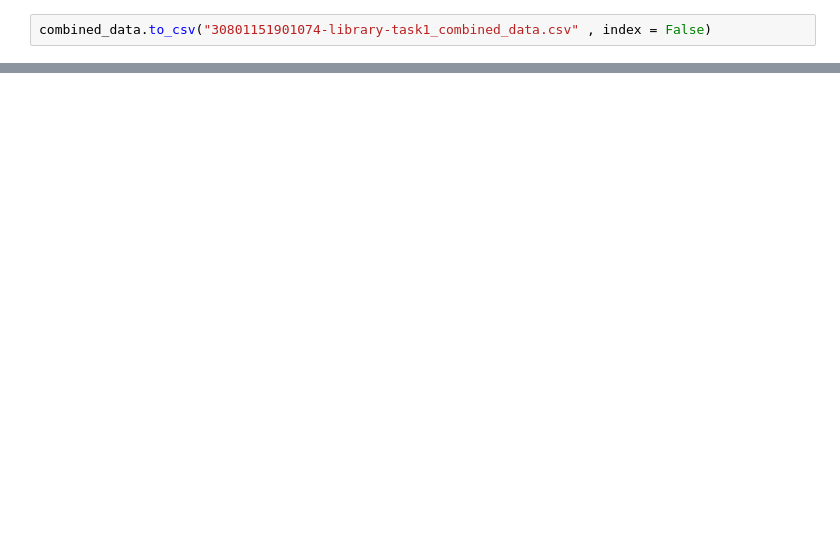
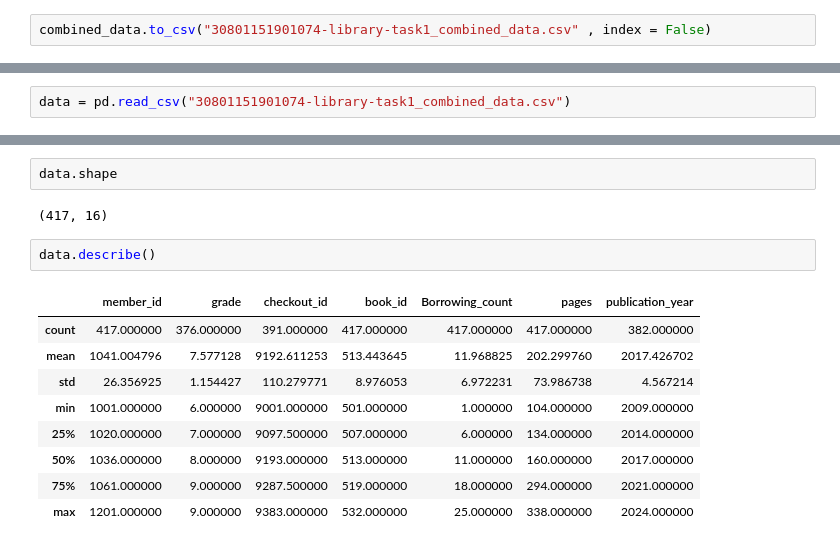
Before and after one commit to MustafaSameh/SecondP, a Jupyter notebook: 30801151901074-library.ipynb, the cells around one changed output, grey strips where cells are left out. Cells and saved outputs as stored; diff of their text form; blank space fills up the shorter version.

```diff
--- a/30801151901074-library.ipynb
+++ b/30801151901074-library.ipynb
@@ -316,0 +311,2 @@ combined_data.to_csv("30801151901074-library-task1_combined_data.csv" , index =
+# %%
+data = pd.read_csv("30801151901074-library-task1_combined_data.csv")
@@ -316,0 +331,16 @@ combined_data.to_csv("30801151901074-library-task1_combined_data.csv" , index =
+# %%
+data.shape
+# %% [output]
+(417, 16)
+# %%
+data.describe()
+# %% [output]
+|  | member_id | grade | checkout_id | book_id | Borrowing_count | pages | publication_year |
+| count | 417.000000 | 376.000000 | 391.000000 | 417.000000 | 417.000000 | 417.000000 | 382.000000 |
+| mean | 1041.004796 | 7.577128 | 9192.611253 | 513.443645 | 11.968825 | 202.299760 | 2017.426702 |
+| std | 26.356925 | 1.154427 | 110.279771 | 8.976053 | 6.972231 | 73.986738 | 4.567214 |
+| min | 1001.000000 | 6.000000 | 9001.000000 | 501.000000 | 1.000000 | 104.000000 | 2009.000000 |
+| 25% | 1020.000000 | 7.000000 | 9097.500000 | 507.000000 | 6.000000 | 134.000000 | 2014.000000 |
+| 50% | 1036.000000 | 8.000000 | 9193.000000 | 513.000000 | 11.000000 | 160.000000 | 2017.000000 |
+| 75% | 1061.000000 | 9.000000 | 9287.500000 | 519.000000 | 18.000000 | 294.000000 | 2021.000000 |
+| max | 1201.000000 | 9.000000 | 9383.000000 | 532.000000 | 25.000000 | 338.000000 | 2024.000000 |
```
Also changed, not shown: parts of 18 cells of this notebook.
